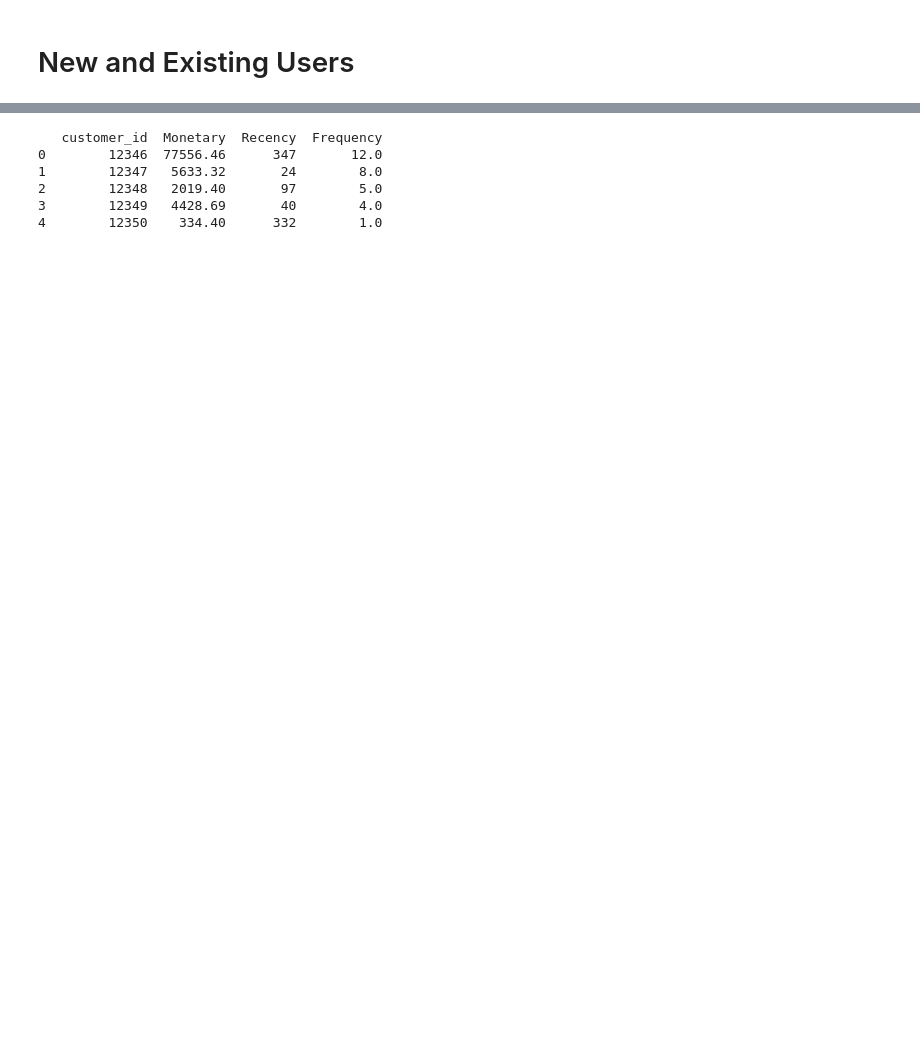
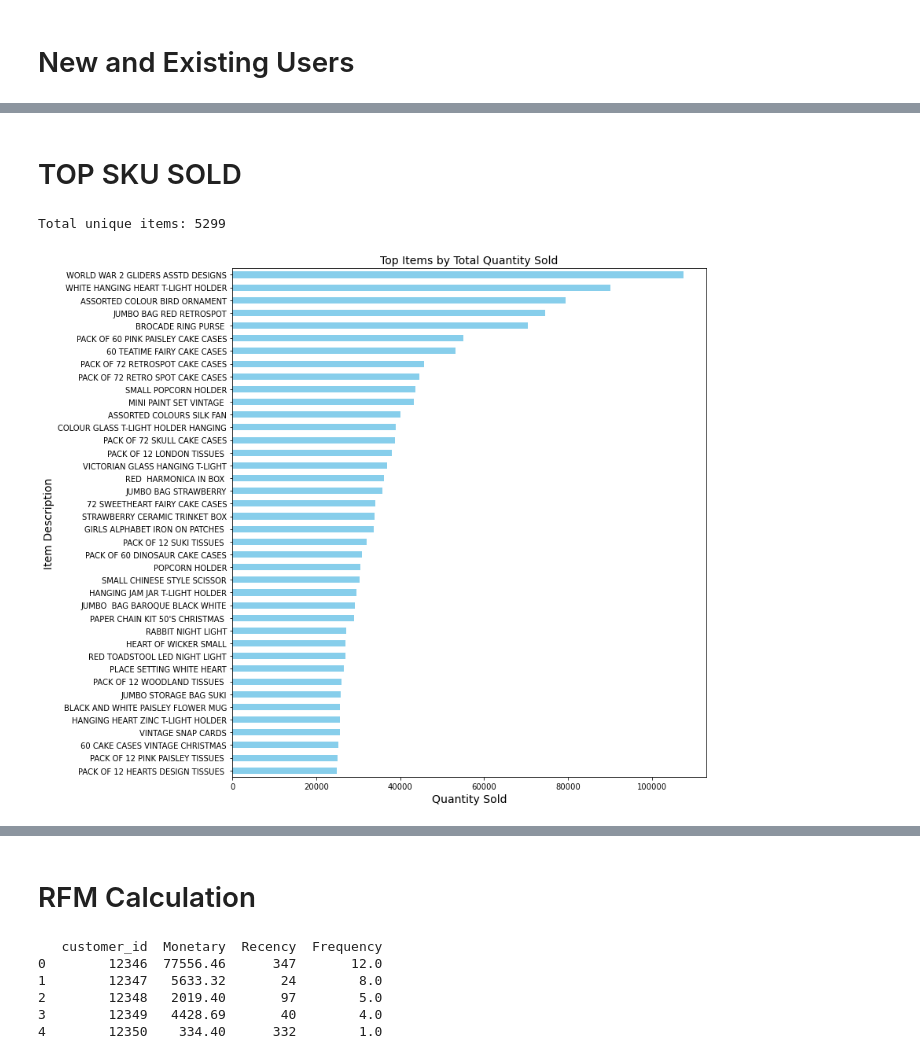
Before and after one commit to jarviscanada/jarvis_data_eng_SumikshTrehan, a Jupyter notebook: python_data_analytics/retail_data_analytics_wrangling.ipynb, the cells around one changed output, grey strips where cells are left out. Cells and saved outputs as stored; diff of their text form; code cells hidden in the pictures; blank space fills up the shorter version.

```diff
--- a/python_data_analytics/retail_data_analytics_wrangling.ipynb
+++ b/python_data_analytics/retail_data_analytics_wrangling.ipynb
@@ -598,0 +465,21 @@ yyyymm
+# %% [markdown]
+# TOP SKU SOLD
+# %%
+# Group by description and sum the quantity
+unique_count = df_clean['description'].nunique()
+
+print(f"Total unique items: {unique_count}")
+# Grouping and selecting the top 40 items
+top_quantity = df_clean.groupby('description')['quantity'].sum().sort_values(ascending=False).head(40)
+
+# Drawing the chart
+plt.figure(figsize=(12, 10))
+top_quantity.plot(kind='barh', color='skyblue')
+plt.title('Top Items by Total Quantity Sold', fontsize=14)
+plt.xlabel('Quantity Sold', fontsize=14)
+plt.ylabel('Item Description', fontsize=14)
+plt.gca().invert_yaxis()  # Ensures the top item is at the top of the chart
+plt.tight_layout()
+# %% [output]
+Total unique items: 5299
+[figure, added]
@@ -599,3 +487,5 @@ yyyymm
+# %% [markdown]
+# RFM Calculation
 # %%
 today = pd.datetime(2012,1,1)
 retail_df = retail_df[retail_df['price'] > 0].copy()
```
Also changed, not shown: parts of 11 cells of this notebook.
